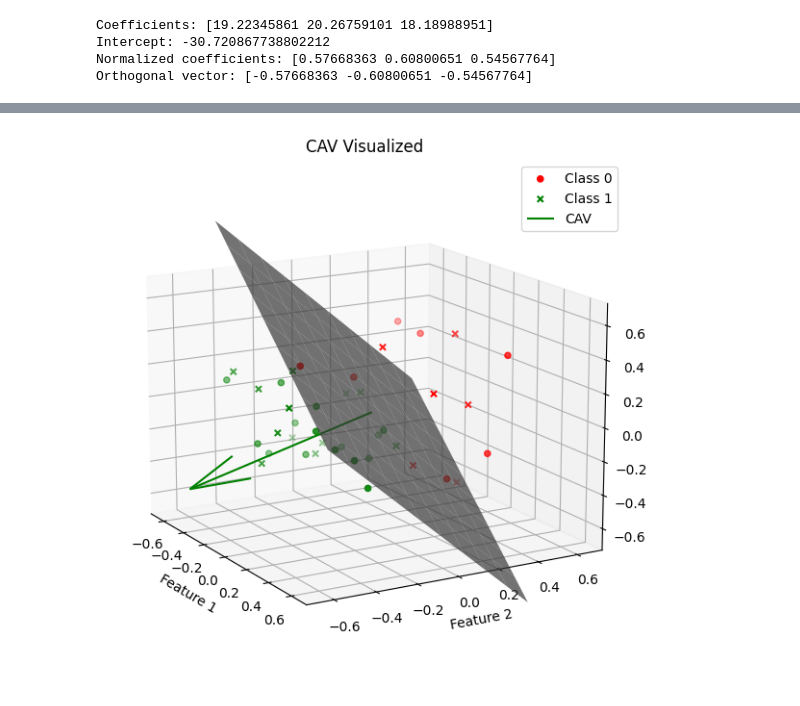
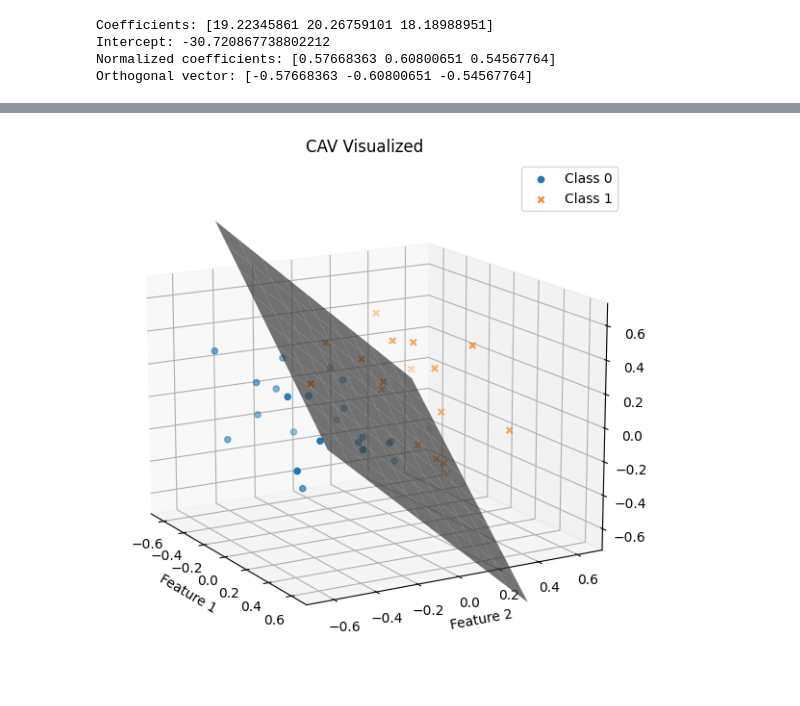
Before and after one commit to JacobLyLa/Qrunner-XAI, a Jupyter notebook: notebooks/data_transform.ipynb, the cells around one changed output, grey strips where cells are left out. Saved outputs shown, nothing was run; the diff lists cells and outputs as text; code cells hidden in the pictures.

```diff
--- a/notebooks/data_transform.ipynb
+++ b/notebooks/data_transform.ipynb
@@ -92,33 +92,27 @@ Distance from origin: 0.9215938607549109
 # %%
 fig = plt.figure(figsize=(7, 7))
 ax = fig.add_subplot(111, projection='3d')
 ax.view_init(elev=15, azim=-30)
 
 ax.set_xlim(-0.7, 0.7)
 ax.set_ylim(-0.7, 0.7)
 ax.set_zlim(-0.7, 0.7)
 
-# If cosine similarity is positive mark green, else mark red
-colors_0 = np.where(cosine_similarities[class_0_indices] > 0, 'green', 'red')
-colors_1 = np.where(cosine_similarities[class_1_indices] > 0, 'green', 'red')
+ax.scatter(X_test[class_0_indices, 0], X_test[class_0_indices, 1], X_test[class_0_indices, 2], marker='o', label='Class 0')
+ax.scatter(X_test[class_1_indices, 0], X_test[class_1_indices, 1], X_test[class_1_indices, 2], marker='x', label='Class 1')
 
-# Color by cosine similarity
-ax.scatter(X_train[class_0_indices, 0], X_train[class_0_indices, 1], X_train[class_0_indices, 2], marker='o', label='Class 0', c=colors_0)
-ax.scatter(X_train[class_1_indices, 0], X_train[class_1_indices, 1], X_train[class_1_indices, 2], marker='x', label='Class 1', c=colors_1)
+# Update meshgrid
+xx, yy = np.meshgrid(np.linspace(-0.5, 0.5, 10), np.linspace(-0.5, 0.5, 10))
+zz = (-clf.intercept_[0] - clf.coef_[0][0] * xx - clf.coef_[0][1] * yy) / clf.coef_[0][2]
 ax.plot_surface(xx, yy, zz, color='gray', alpha=0.7)
-
-# Plot the orthogonal vector
-ax.quiver(start_point[0], start_point[1], start_point[2],
-          cav[0], cav[1], cav[2],
-          color='green', label='CAV')
 
 ax.set_xlabel('Feature 1')
 ax.set_ylabel('Feature 2')
 ax.set_zlabel('Feature 3')
 ax.set_title('CAV Visualized')
 
 plt.legend()
 plt.savefig('../figures/cav_visualized_2.png')
 plt.show()
 # %% [output]
-[figure, old version]
+[figure, new version]
```
Also changed, not shown: parts of 2 cells of this notebook, 6 other files.
